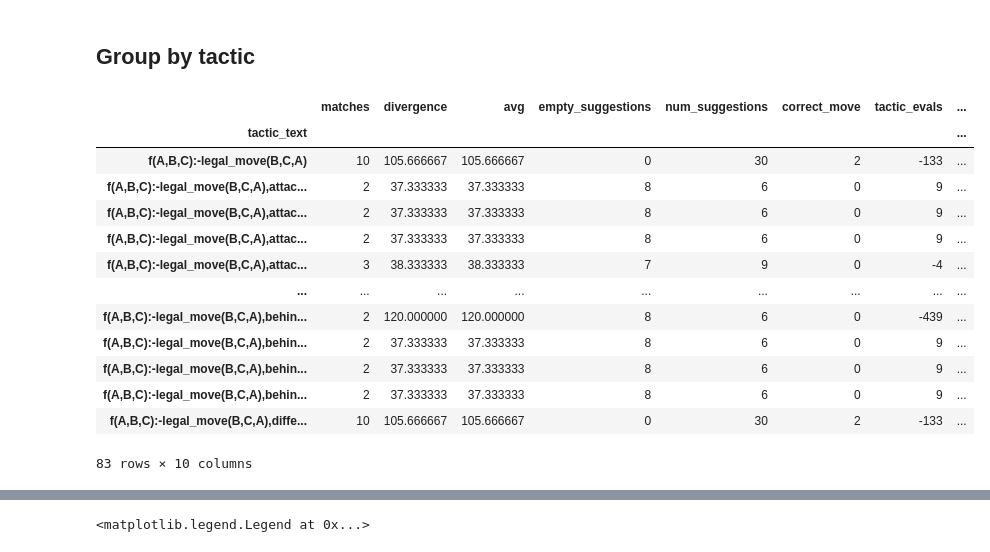
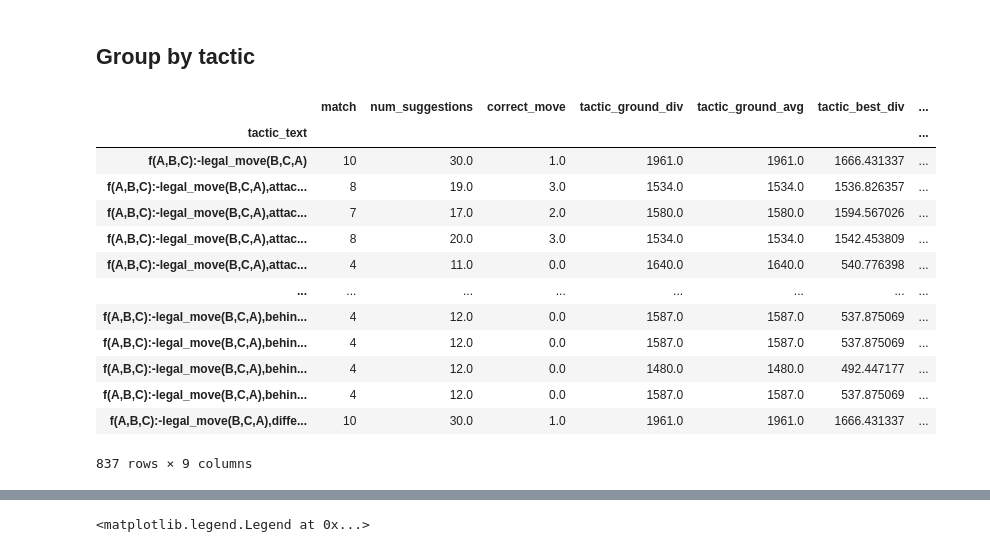
Before and after one commit to AbhijeetKrishnan/Popper, a Jupyter notebook: analysis.ipynb, the cells around one changed output, grey strips where cells are left out. Drawn from its saved outputs; the diff is of its cells as text; code cells hidden in the pictures.

```diff
--- a/analysis.ipynb
+++ b/analysis.ipynb
@@ -7,7 +7,7 @@ import matplotlib.pyplot as plt
 # %% [markdown]
 # Load data
 # %%
-data_filename = 'tactics/data/stats/metrics_test_t1600_m1600.csv'
+data_filename = 'tactics/data/stats/metrics_valid_maia1600.csv'
 df = pd.read_csv(data_filename)
 # %% [markdown]
 # Do analysis
@@ -18,20 +28,20 @@ df.describe()
 # %%
 df2 = df.groupby('tactic_text')
 df2.describe()
-agg = df2.aggregate(np.sum)
+agg = df2.aggregate(np.nansum)
 agg
 # %% [output]
-|  | matches | divergence | avg | empty_suggestions | num_suggestions | correct_move | tactic_evals | ... |
-| tactic_text |  |  |  |  |  |  |  | ... |
-| f(A,B,C):-legal_move(B,C,A) | 10 | 105.666667 | 105.666667 | 0 | 30 | 2 | -133 | ... |
-| f(A,B,C):-legal_move(B,C,A),attac... | 2 | 37.333333 | 37.333333 | 8 | 6 | 0 | 9 | ... |
-| f(A,B,C):-legal_move(B,C,A),attac... | 2 | 37.333333 | 37.333333 | 8 | 6 | 0 | 9 | ... |
-| f(A,B,C):-legal_move(B,C,A),attac... | 2 | 37.333333 | 37.333333 | 8 | 6 | 0 | 9 | ... |
-| f(A,B,C):-legal_move(B,C,A),attac... | 3 | 38.333333 | 38.333333 | 7 | 9 | 0 | -4 | ... |
-| ... | ... | ... | ... | ... | ... | ... | ... | ... |
-| f(A,B,C):-legal_move(B,C,A),behin... | 2 | 120.000000 | 120.000000 | 8 | 6 | 0 | -439 | ... |
-| f(A,B,C):-legal_move(B,C,A),behin... | 2 | 37.333333 | 37.333333 | 8 | 6 | 0 | 9 | ... |
-| f(A,B,C):-legal_move(B,C,A),behin... | 2 | 37.333333 | 37.333333 | 8 | 6 | 0 | 9 | ... |
-| f(A,B,C):-legal_move(B,C,A),behin... | 2 | 37.333333 | 37.333333 | 8 | 6 | 0 | 9 | ... |
-| f(A,B,C):-legal_move(B,C,A),diffe... | 10 | 105.666667 | 105.666667 | 0 | 30 | 2 | -133 | ... |
+|  | match | num_suggestions | correct_move | tactic_ground_div | tactic_ground_avg | tactic_best_div | ... |
+| tactic_text |  |  |  |  |  |  | ... |
+| f(A,B,C):-legal_move(B,C,A) | 10 | 30.0 | 1.0 | 1961.0 | 1961.0 | 1666.431337 | ... |
+| f(A,B,C):-legal_move(B,C,A),attac... | 8 | 19.0 | 3.0 | 1534.0 | 1534.0 | 1536.826357 | ... |
+| f(A,B,C):-legal_move(B,C,A),attac... | 7 | 17.0 | 2.0 | 1580.0 | 1580.0 | 1594.567026 | ... |
+| f(A,B,C):-legal_move(B,C,A),attac... | 8 | 20.0 | 3.0 | 1534.0 | 1534.0 | 1542.453809 | ... |
+| f(A,B,C):-legal_move(B,C,A),attac... | 4 | 11.0 | 0.0 | 1640.0 | 1640.0 | 540.776398 | ... |
+| ... | ... | ... | ... | ... | ... | ... | ... |
+| f(A,B,C):-legal_move(B,C,A),behin... | 4 | 12.0 | 0.0 | 1587.0 | 1587.0 | 537.875069 | ... |
+| f(A,B,C):-legal_move(B,C,A),behin... | 4 | 12.0 | 0.0 | 1587.0 | 1587.0 | 537.875069 | ... |
+| f(A,B,C):-legal_move(B,C,A),behin... | 4 | 12.0 | 0.0 | 1480.0 | 1480.0 | 492.447177 | ... |
+| f(A,B,C):-legal_move(B,C,A),behin... | 4 | 12.0 | 0.0 | 1587.0 | 1587.0 | 537.875069 | ... |
+| f(A,B,C):-legal_move(B,C,A),diffe... | 10 | 30.0 | 1.0 | 1961.0 | 1961.0 | 1666.431337 | ... |
-83 rows × 10 columns
+837 rows × 9 columns
```
Also changed, not shown: parts of 7 cells of this notebook, 6 other files.
